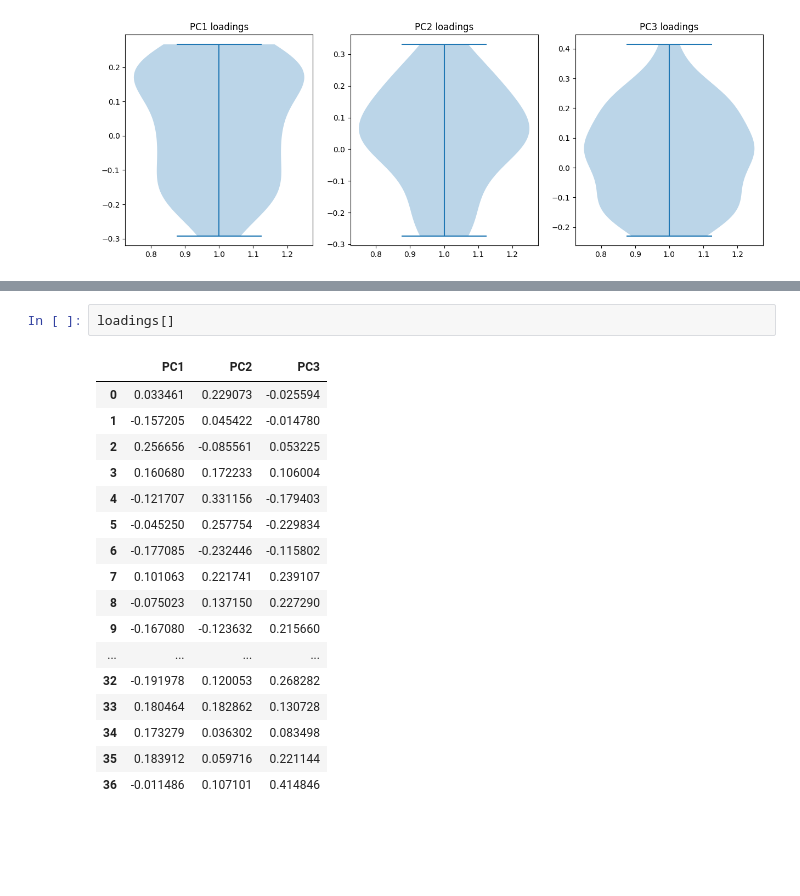
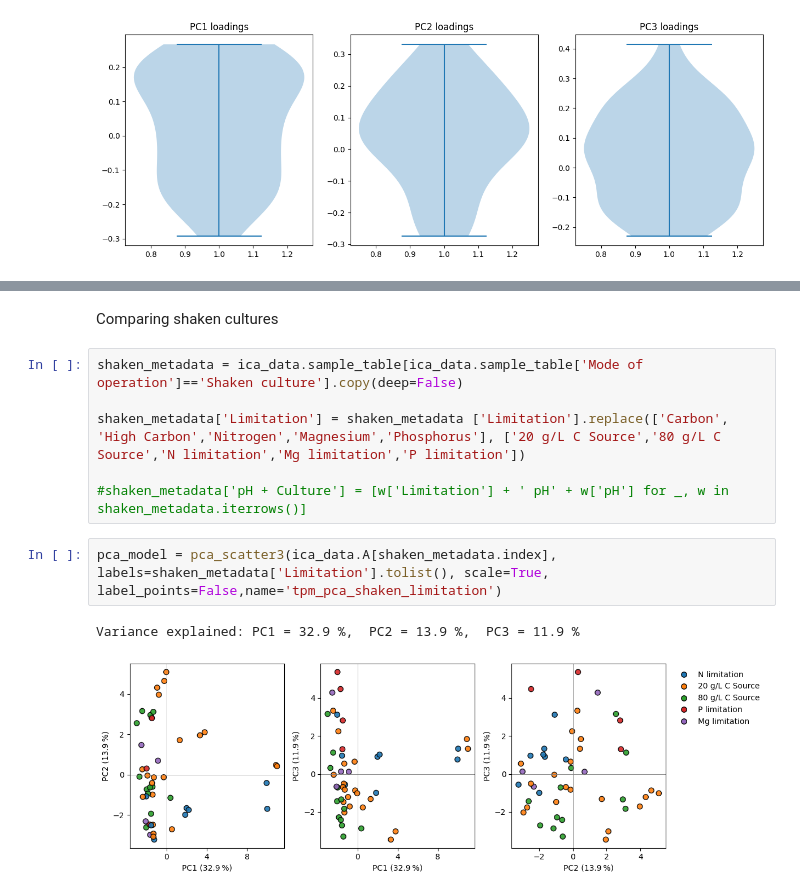
Before and after one commit to SBRG/yarrowia_lipolytica_ICA, a Jupyter notebook: imod_analysis/fig2_shakenVScontinuous.ipynb, the cells around one changed output, grey strips where cells are left out. Saved outputs shown, nothing was run; the diff lists cells and outputs as text; blank space fills up the shorter version.

```diff
--- a/imod_analysis/fig2_shakenVScontinuous.ipynb
+++ b/imod_analysis/fig2_shakenVScontinuous.ipynb
@@ -222,23 +221,16 @@ plt.tight_layout()
 plt.show()
 # %% [output]
 [figure]
-# %%
-loadings[]
-# %% [output]
-|  | PC1 | PC2 | PC3 |
-| 0 | 0.033461 | 0.229073 | -0.025594 |
-| 1 | -0.157205 | 0.045422 | -0.014780 |
-| 2 | 0.256656 | -0.085561 | 0.053225 |
-| 3 | 0.160680 | 0.172233 | 0.106004 |
-| 4 | -0.121707 | 0.331156 | -0.179403 |
-| 5 | -0.045250 | 0.257754 | -0.229834 |
-| 6 | -0.177085 | -0.232446 | -0.115802 |
-| 7 | 0.101063 | 0.221741 | 0.239107 |
-| 8 | -0.075023 | 0.137150 | 0.227290 |
-| 9 | -0.167080 | -0.123632 | 0.215660 |
-| ... | ... | ... | ... |
-| 32 | -0.191978 | 0.120053 | 0.268282 |
-| 33 | 0.180464 | 0.182862 | 0.130728 |
-| 34 | 0.173279 | 0.036302 | 0.083498 |
-| 35 | 0.183912 | 0.059716 | 0.221144 |
-| 36 | -0.011486 | 0.107101 | 0.414846 |
+# %% [markdown]
+Comparing shaken cultures
+# %%
+shaken_metadata = ica_data.sample_table[ica_data.sample_table['Mode of operation']=='Shaken culture'].copy(deep=False)
+
+shaken_metadata['Limitation'] = shaken_metadata ['Limitation'].replace(['Carbon', 'High Carbon','Nitrogen','Magnesium','Phosphorus'], ['20 g/L C Source','80 g/L C Source','N limitation','Mg limitation','P limitation'])
+
+#shaken_metadata['pH + Culture'] = [w['Limitation'] + ' pH' + w['pH'] for _, w in shaken_metadata.iterrows()]
+# %%
+pca_model = pca_scatter3(ica_data.A[shaken_metadata.index], labels=shaken_metadata['Limitation'].tolist(), scale=True, label_points=False,name='tpm_pca_shaken_limitation')
+# %% [output]
+Variance explained: PC1 = 32.9 %,  PC2 = 13.9 %,  PC3 = 11.9 %
+[figure, added]
```
Also changed, not shown: parts of 15 cells of this notebook, 3 other files.
